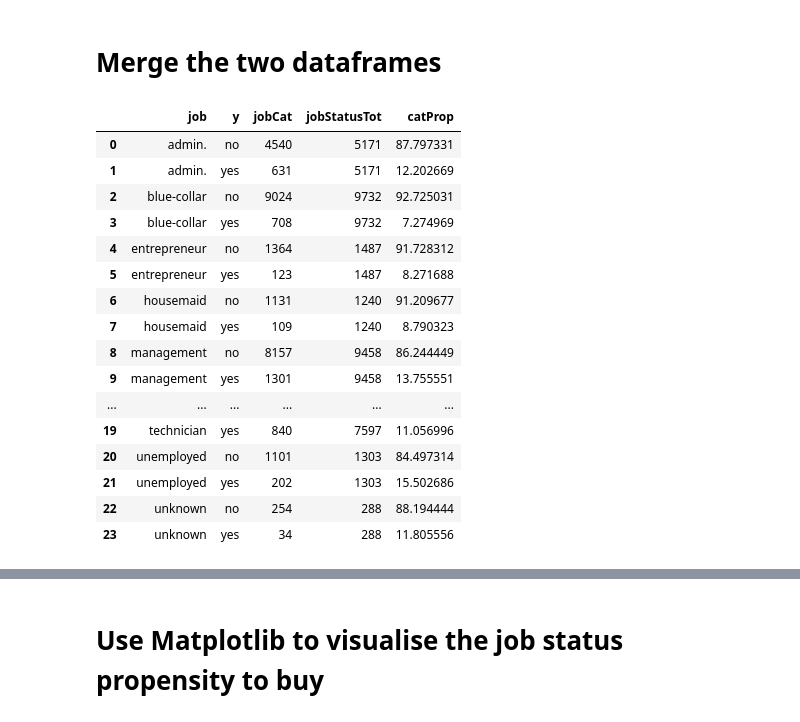
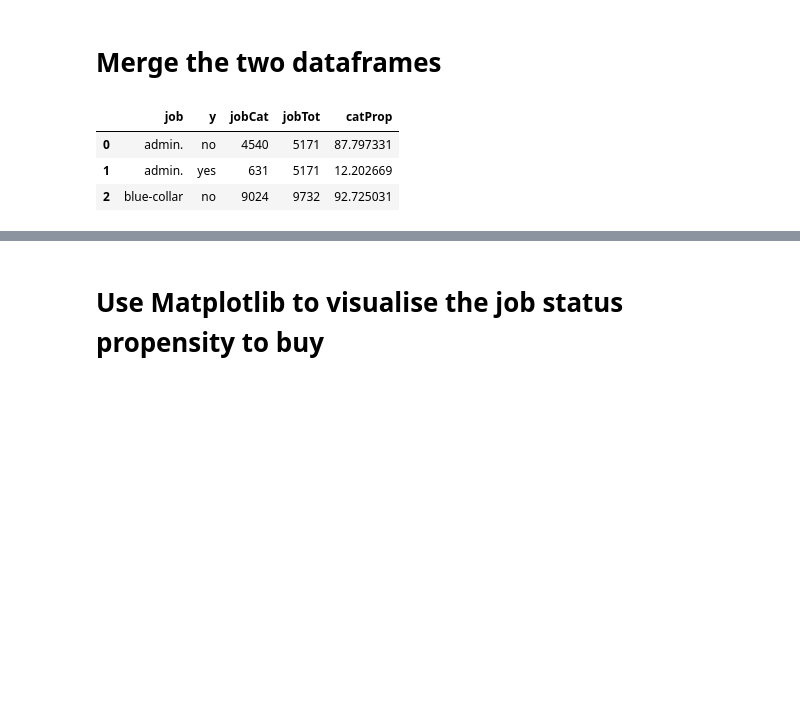
Before and after one commit to TwoManyHands/Algorithms, a Jupyter notebook: bank_2.ipynb, the cells around one changed output, grey strips where cells are left out. Saved outputs shown, nothing was run; the diff lists cells and outputs as text; code cells hidden in the pictures; blank space fills up the shorter version.

```diff
--- a/bank_2.ipynb
+++ b/bank_2.ipynb
@@ -26,2 +17,5 @@ bankSub1[70:73]
 # %% [markdown]
 # Employment Propensity
+# %%
+jobTot=bankData.groupby('job')['y'].agg(jobTot='count').reset_index()
+jobTot
@@ -64,24 +43,11 @@ jobStatusTot
 # %% [markdown]
 # Merge the two dataframes
 # %%
-jobComb=pd.merge(jobProp,jobStatusTot,left_on=['job'],right_on=['job'])
-jobComb['catProp']=(jobComb.jobCat/jobComb.jobStatusTot)*100
-jobComb
+jobComb=pd.merge(jobProp,jobTot,on=['job'])
+jobComb['catProp']=(jobComb.jobCat/jobComb.jobTot)*100
+jobComb.head(3)
 # %% [output]
-|  | job | y | jobCat | jobStatusTot | catProp |
+|  | job | y | jobCat | jobTot | catProp |
 | 0 | admin. | no | 4540 | 5171 | 87.797331 |
 | 1 | admin. | yes | 631 | 5171 | 12.202669 |
 | 2 | blue-collar | no | 9024 | 9732 | 92.725031 |
-| 3 | blue-collar | yes | 708 | 9732 | 7.274969 |
-| 4 | entrepreneur | no | 1364 | 1487 | 91.728312 |
-| 5 | entrepreneur | yes | 123 | 1487 | 8.271688 |
-| 6 | housemaid | no | 1131 | 1240 | 91.209677 |
-| 7 | housemaid | yes | 109 | 1240 | 8.790323 |
-| 8 | management | no | 8157 | 9458 | 86.244449 |
-| 9 | management | yes | 1301 | 9458 | 13.755551 |
-| ... | ... | ... | ... | ... | ... |
-| 19 | technician | yes | 840 | 7597 | 11.056996 |
-| 20 | unemployed | no | 1101 | 1303 | 84.497314 |
-| 21 | unemployed | yes | 202 | 1303 | 15.502686 |
-| 22 | unknown | no | 254 | 288 | 88.194444 |
-| 23 | unknown | yes | 34 | 288 | 11.805556 |
```
Also changed, not shown: parts of 18 cells of this notebook.
